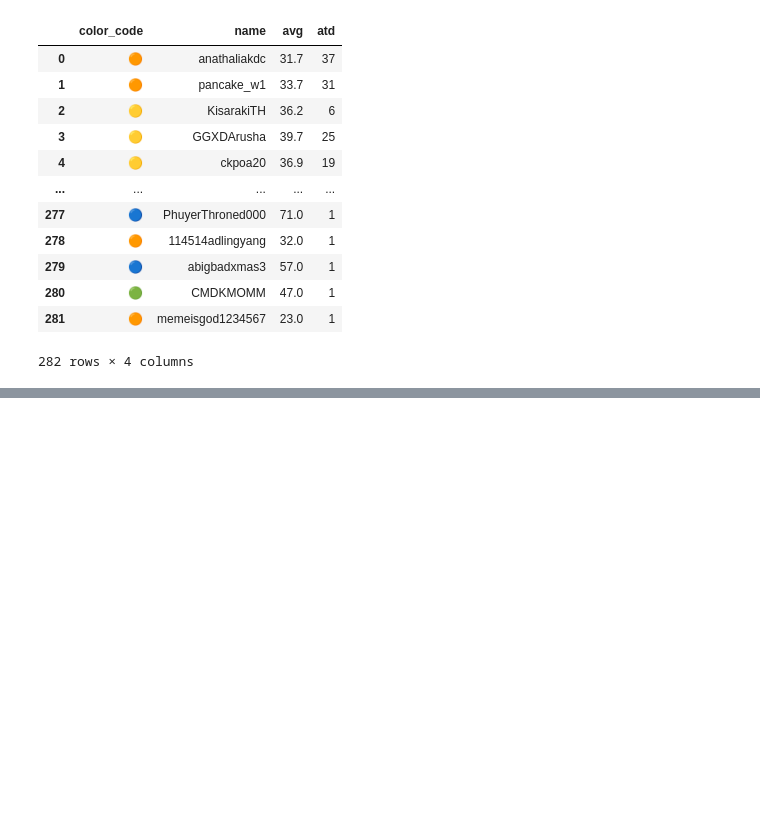
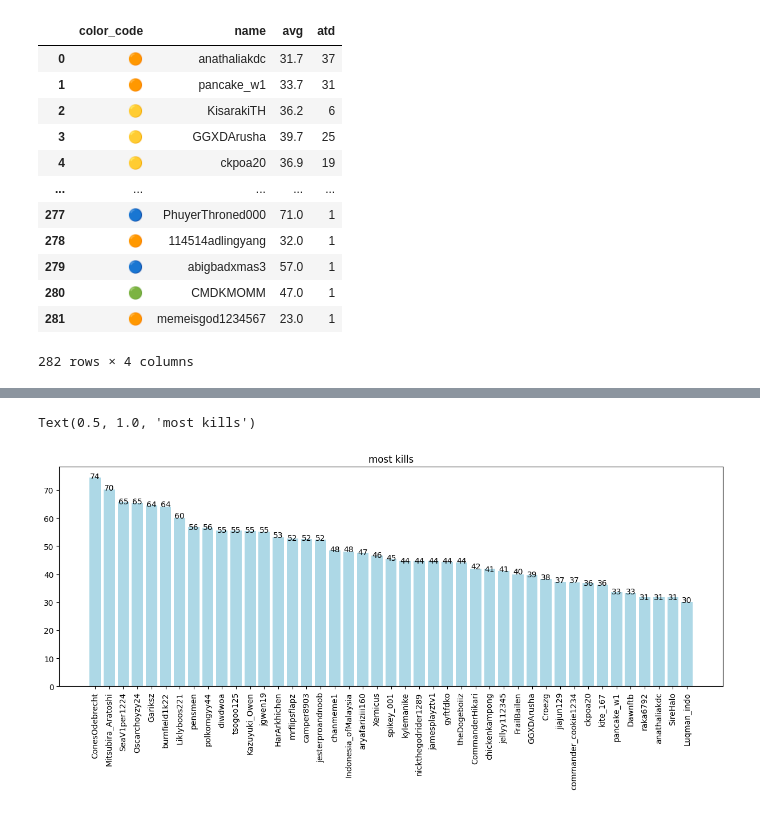
Before and after one commit to cakethehuman/brunswick-audit, a Jupyter notebook: special spikey/main.ipynb, the cells around one changed output, grey strips where cells are left out. Drawn from its saved outputs; the diff is of its cells as text; code cells hidden in the pictures; blank space fills up the shorter version.

```diff
--- a/special spikey/main.ipynb
+++ b/special spikey/main.ipynb
@@ -255,3 +256,6 @@ with open("kda_info.csv","w+",encoding="utf-8") as file:
 # %%
 test = df2[df2["atd"] >= 10]
 test.sort_values(ascending=False,by="avg").to_csv("full.csv",index=False)
+# %%
+df3 = pd.read_csv("full.csv")
+df3
@@ -257,0 +300,13 @@ test.sort_values(ascending=False,by="avg").to_csv("full.csv",index=False)
+# %%
+
+
+
+plt.figure(figsize=(15,5))
+plt.bar(df3["name"],df3["avg"],color = "lightblue")
+for i in range(len(df3)):
+    plt.text(i,(df3["avg"].iloc[i]).astype(int),(df3["avg"].iloc[i]).astype(int),ha = "center")
+plt.xticks(rotation = 90)
+plt.title("most kills")
+# %% [output]
+Text(0.5, 1.0, 'most kills')
+[figure, added]
```
Also changed, not shown: parts of 6 cells of this notebook, 1 other file.
